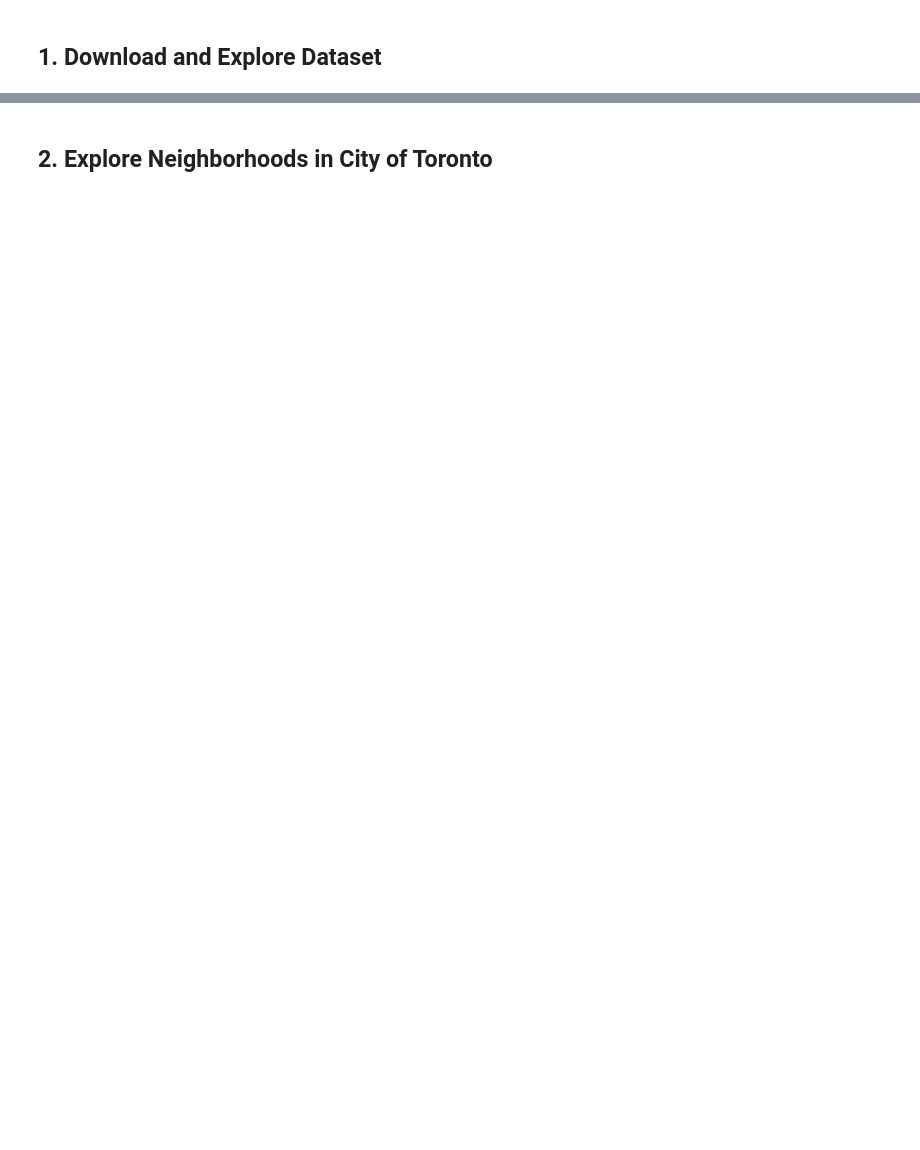
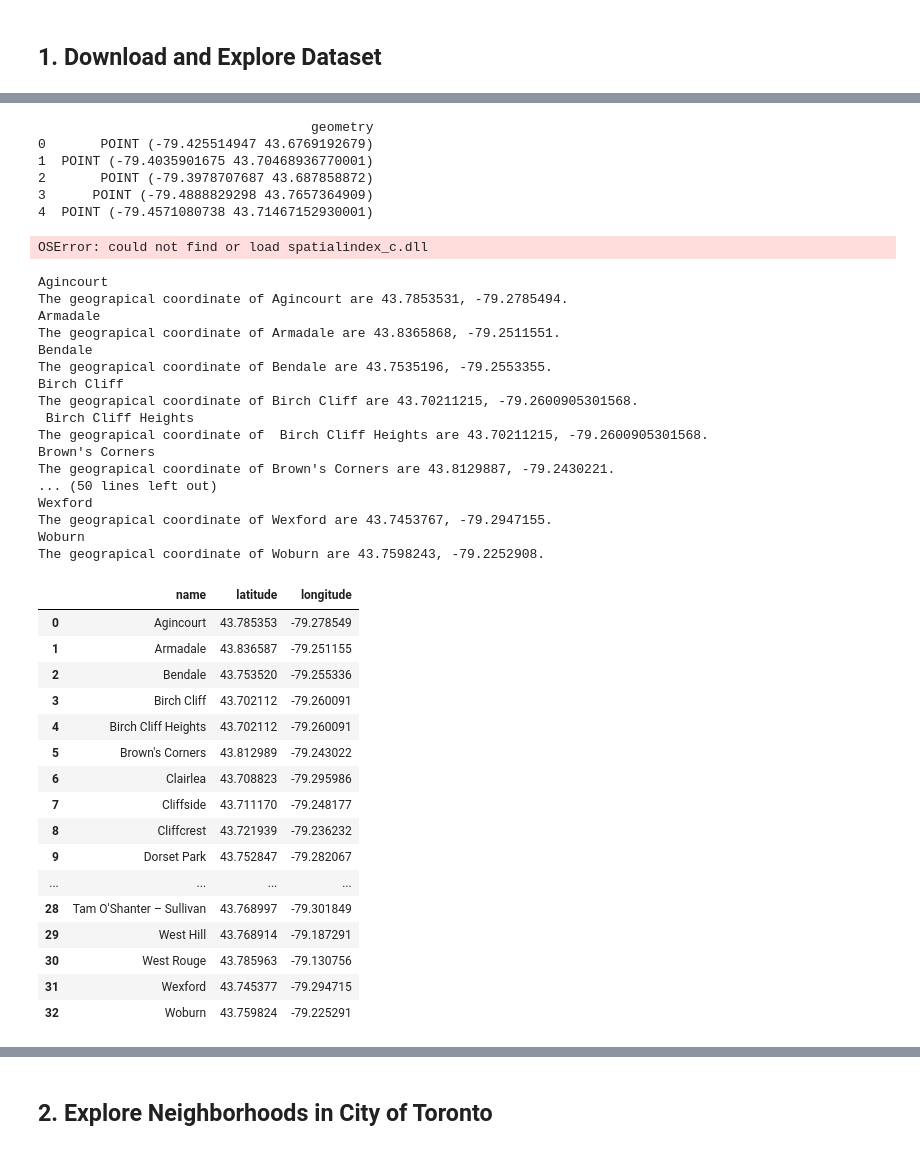
Before and after one commit to jerry-qm/capstone, a Jupyter notebook: Week-3.ipynb, the cells around one changed output, grey strips where cells are left out. Cells and saved outputs as stored; diff of their text form; code cells hidden in the pictures; blank space fills up the shorter version.

```diff
--- a/Week-3.ipynb
+++ b/Week-3.ipynb
@@ -56,0 +181,18 @@ ModuleNotFoundError: No module named 'geopandas'
+# %%
+from shapely.geometry import Point
+geom = gdf_neighborhood.apply(lambda x : Point([x['LONGITUDE'],x['LATITUDE']]),axis=1)
+zips = gpd.GeoDataFrame(geometry=geom) #geom is a Series
+zips.crs = {'init' :'epsg:4326'}
+print (zips.head())
+# %% [output]
+                                   geometry
+0       POINT (-79.425514947 43.6769192679)
+1  POINT (-79.4035901675 43.70468936770001)
+2       POINT (-79.3978707687 43.687858872)
+3      POINT (-79.4888829298 43.7657364909)
+4  POINT (-79.4571080738 43.71467152930001)
+# %%
+gdf_scarborough_neighborhood = gpd.sjoin(zips, gdf_scarborough, op='within')
+)
+# %% [output]
+OSError: could not find or load spatialindex_c.dll
@@ -56,0 +201,59 @@ ModuleNotFoundError: No module named 'geopandas'
+# %%
+wiki = 'https://en.wikipedia.org/wiki/List_of_neighbourhoods_in_Toronto'
+
+r = requests.get(wiki)
+# %%
+soup = BeautifulSoup(r.content)
+york = soup.find(id='Scarborough')
+lis = york.parent.find_next_sibling('div').find_all('li')
+df_neighbourhood = pd.DataFrame(columns=['name', 'latitude', 'longitude'])
+# lis[0].a.get_text()
+for li in lis:
+    text = li.a.get_text()
+    print(text)
+    try:
+        geolocator = Nominatim(user_agent="ny_explorer")
+        location = geolocator.geocode("{}, Toronto".format(text))
+        latitude = location.latitude
+        longitude = location.longitude
+        print("The geograpical coordinate of {} are {}, {}.".format(text, latitude, longitude))
+        df_neighbourhood = df_neighbourhood.append({'name': text, 'latitude': latitude, 'longitude': longitude}, ignore_index=True)
+    except:
+        continue
+df_neighbourhood
+# pd.DataFrame.append()
+# %% [output]
+Agincourt
+The geograpical coordinate of Agincourt are 43.7853531, -79.2785494.
+Armadale
+The geograpical coordinate of Armadale are 43.8365868, -79.2511551.
+Bendale
+The geograpical coordinate of Bendale are 43.7535196, -79.2553355.
+Birch Cliff
+The geograpical coordinate of Birch Cliff are 43.70211215, -79.2600905301568.
+ Birch Cliff Heights
+The geograpical coordinate of  Birch Cliff Heights are 43.70211215, -79.2600905301568.
+Brown's Corners
+The geograpical coordinate of Brown's Corners are 43.8129887, -79.2430221.
+... (50 lines left out)
+Wexford
+The geograpical coordinate of Wexford are 43.7453767, -79.2947155.
+Woburn
+The geograpical coordinate of Woburn are 43.7598243, -79.2252908.
+|  | name | latitude | longitude |
+| 0 | Agincourt | 43.785353 | -79.278549 |
+| 1 | Armadale | 43.836587 | -79.251155 |
+| 2 | Bendale | 43.753520 | -79.255336 |
+| 3 | Birch Cliff | 43.702112 | -79.260091 |
+| 4 | Birch Cliff Heights | 43.702112 | -79.260091 |
+| 5 | Brown's Corners | 43.812989 | -79.243022 |
+| 6 | Clairlea | 43.708823 | -79.295986 |
+| 7 | Cliffside | 43.711170 | -79.248177 |
+| 8 | Cliffcrest | 43.721939 | -79.236232 |
+| 9 | Dorset Park | 43.752847 | -79.282067 |
+| ... | ... | ... | ... |
+| 28 | Tam O'Shanter – Sullivan | 43.768997 | -79.301849 |
+| 29 | West Hill | 43.768914 | -79.187291 |
+| 30 | West Rouge | 43.785963 | -79.130756 |
+| 31 | Wexford | 43.745377 | -79.294715 |
+| 32 | Woburn | 43.759824 | -79.225291 |
```
Also changed, not shown: parts of 25 cells of this notebook, 53 other files.
